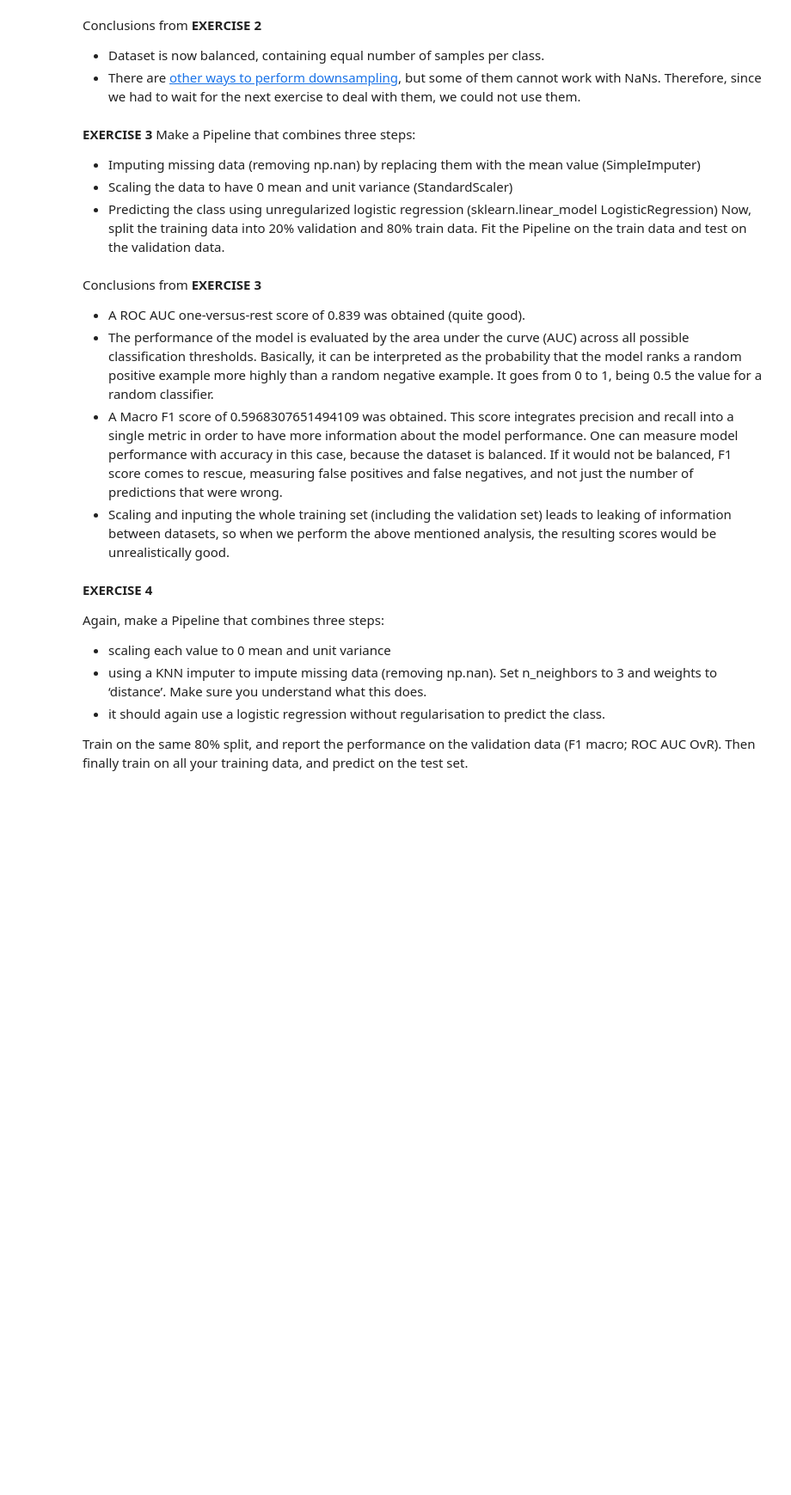
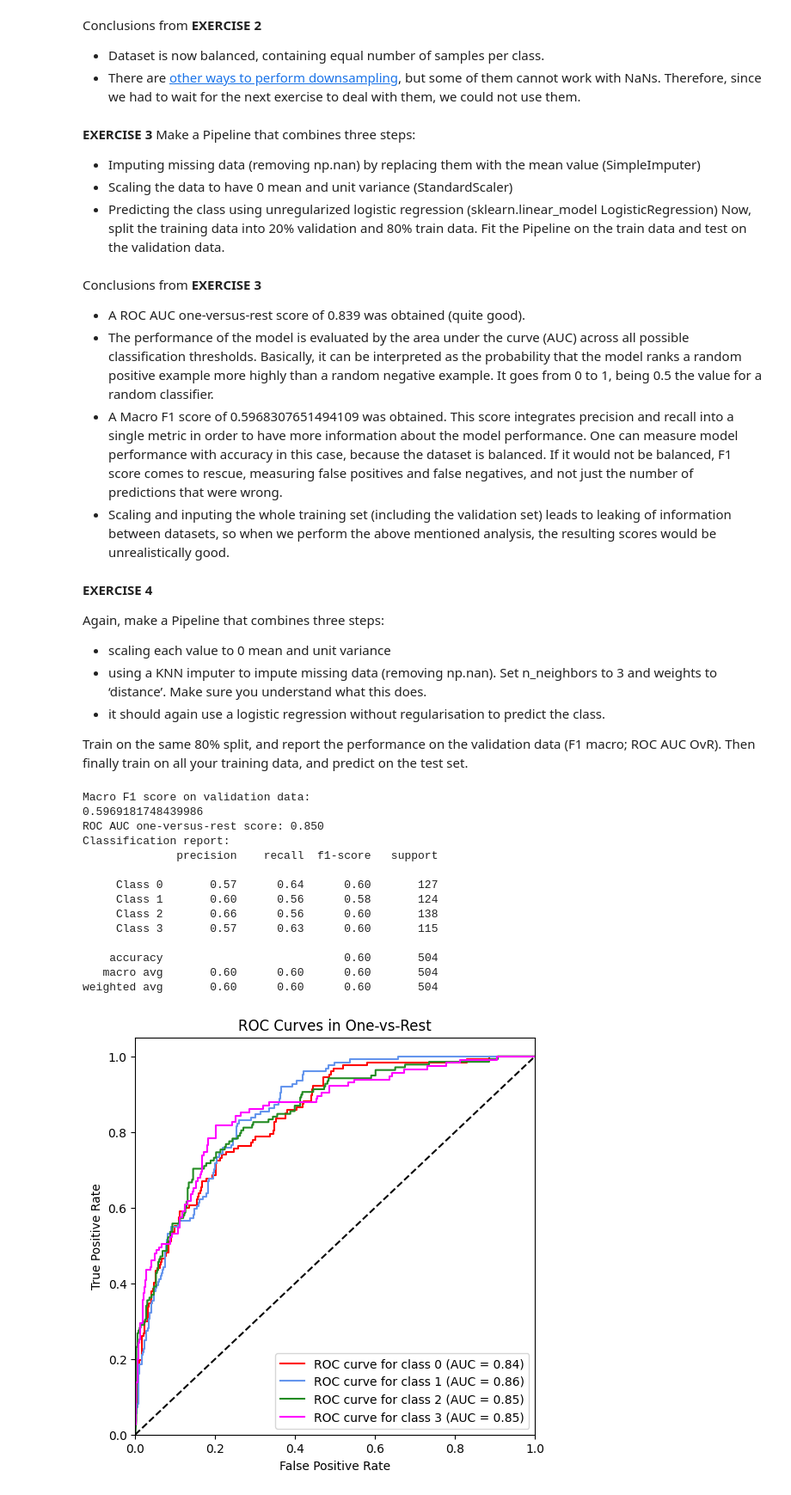
Before and after one commit to manuayllon00/BMLMProject, a Jupyter notebook: project..ipynb, the cells around one changed output. Shown: that part at 86% size. Saved outputs shown, nothing was run; the diff lists cells and outputs as text; code cells hidden in the pictures; blank space fills up the shorter version.

```diff
--- a/project..ipynb
+++ b/project..ipynb
@@ -196,7 +196,10 @@ y = balanced_df_train['Outcome']  # Target
 X_train, X_val, y_train, y_val = train_test_split(X, y, test_size=0.2, random_state=42)
 
 # Build the pipeline
-logisticReg_pipes = Pipeline([("simpleImputer", SimpleImputer(missing_values=np.nan, strategy='mean')), ("scaler", StandardScaler()), ("regressor", LogisticRegression(penalty='none'))])
+logisticReg_pipes = Pipeline([
+    ("simpleImputer", SimpleImputer(missing_values=np.nan, strategy='mean')),
+    ("scaler", StandardScaler()),
+    ("regressor", LogisticRegression(penalty='none'))])
 
 # Start with the training
 logisticReg_pipes.fit(X_train, y_train)
@@ -260,47 +263,81 @@ the test set.
 from sklearn.impute import KNNImputer
 
 # Building the new pipeline
-logisticReg_pipes_KNN = Pipeline([("scaler", StandardScaler()), ("KNNImputer", KNNImputer(missing_values=np.nan, n_neighbors = 3, weights = 'distance')), ("regressor", LogisticRegression(penalty='none'))])
+logisticReg_pipes_KNN = Pipeline([
+    ("scaler", StandardScaler()),
+    ("KNNImputer", KNNImputer(missing_values=np.nan, n_neighbors = 3, weights = 'distance')),
+    ("regressor", LogisticRegression(penalty='none'))])
 
-# Start with the training
+# Start with the training (same splits sets)
 logisticReg_pipes_KNN.fit(X_train, y_train)
 
 # Make the predictions
 predictions_logisticReg_pipes_KNN = logisticReg_pipes_KNN.predict(X_val)
 
 # Assess the model performance
-print("Macro F1 score on validation data:")
-print(f1_score(y_val, predictions_logisticReg_pipes_KNN, average='macro'))
+f1_score_macro = f1_score(y_val, predictions_logisticReg_pipes_KNN, average='macro')
+print(f"Macro F1 score on validation data: {f1_score_macro:.3f}")
 
 macro_roc_auc_ovr = roc_auc_score(y_val, logisticReg_pipes_KNN.predict_proba(X_val), average="macro", multi_class='ovr')
 print(f"ROC AUC one-versus-rest score: {macro_roc_auc_ovr:.3f}")
 
 print("Classification report: ")
 print(classification_report(y_val, predictions_logisticReg_pipes_KNN, target_names = ['Class 0', 'Class 1', 'Class 2', 'Class 3']))
 
 # Lets plot ROC AUC curves one-vs-rest
 y_score_KNN = logisticReg_pipes_KNN.predict_proba(X_val)
 label_binarizer = LabelBinarizer().fit(y_train)
 y_onehot_test = label_binarizer.transform(y_val)
 
 colors = cycle(["red", "cornflowerblue", "forestgreen", "magenta"])
 n_classes = y_onehot_test.shape[1]
 
 fig, ax = plt.subplots(figsize=(6, 6))
 
 for class_id, color in zip(range(n_classes), colors):
     RocCurveDisplay.from_predictions(
         y_onehot_test[:, class_id],
         y_score_KNN[:, class_id],
         name=f"ROC curve for class {class_id}",
         color=color,
         ax=ax,
     )
 plt.plot([0, 1], [0, 1], 'k--')
 plt.xlim([0.0, 1.0])
 plt.ylim([0.0, 1.05])
 plt.xlabel('False Positive Rate')
 plt.ylabel('True Positive Rate')
 plt.title('ROC Curves in One-vs-Rest')
 plt.legend(loc="lower right")
 plt.show()
+
+# ----------------------------------------------------------------------------------------------------
+# Let`s test the model
+# ----------------------------------------------------------------------------------------------------
+
+# Get the features from test set
+X_test = df_test.drop(['Id'], axis = 1)
+# Predict on test features
+tested_logisticReg_pipes_KNN = logisticReg_pipes_KNN.predict(X_test)
+
+# Once we have our prediction, let`s build a .csv file with the Id and the corresponding output
+output_df = pd.DataFrame()
+output_df["Id"] = df_test["Id"].tolist() # Get only the Id column
+output_df["Outcome"] = tested_logisticReg_pipes_KNN.tolist()
+output_df.to_csv("LogisticReg_Results.csv", index=False)
+# %% [output]
+Macro F1 score on validation data:
+0.5969181748439986
+ROC AUC one-versus-rest score: 0.850
+Classification report:
+              precision    recall  f1-score   support
+
+     Class 0       0.57      0.64      0.60       127
+     Class 1       0.60      0.56      0.58       124
+     Class 2       0.66      0.56      0.60       138
+     Class 3       0.57      0.63      0.60       115
+
+    accuracy                           0.60       504
+   macro avg       0.60      0.60      0.60       504
+weighted avg       0.60      0.60      0.60       504
+[figure, added]
```
Also changed, not shown: parts of 14 cells of this notebook, 4 other files.
